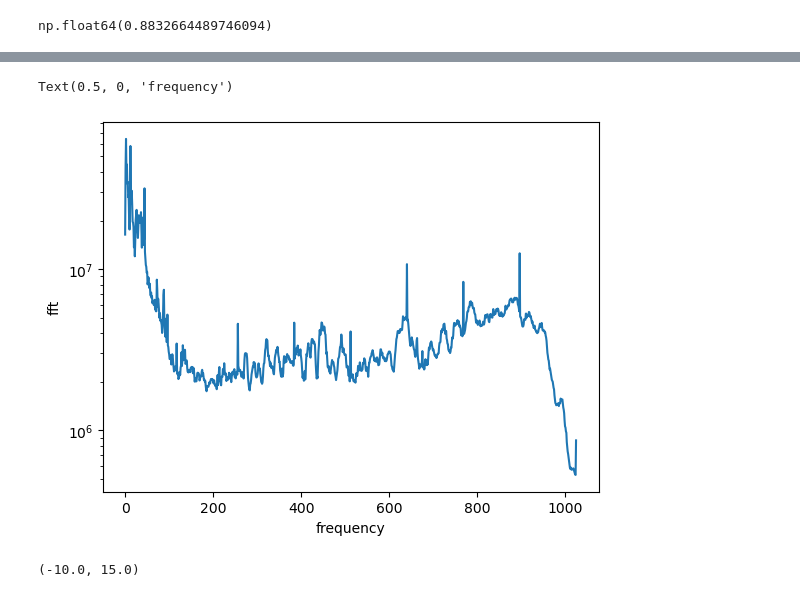
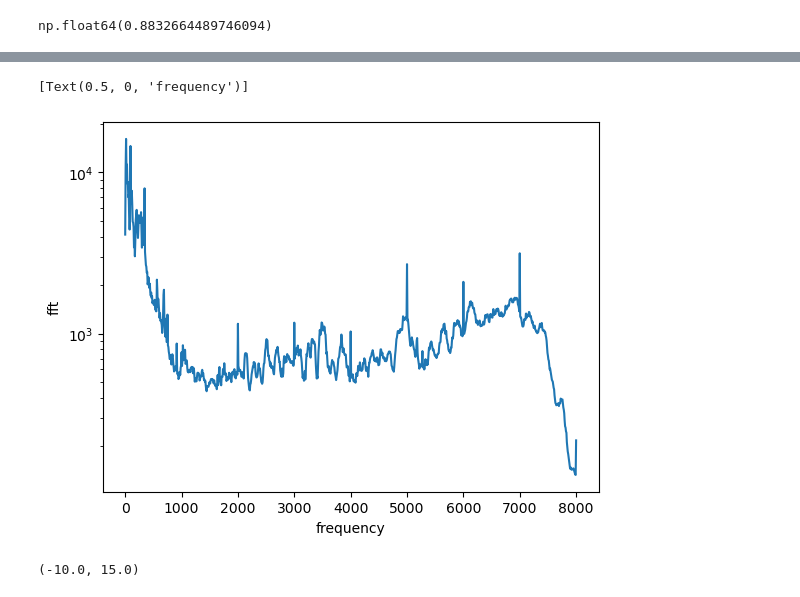
Before and after one commit to Tilman-Burghoff/acoustic-sensing, a Jupyter notebook: experiment2/data_exploration.ipynb, the cells around one changed output, grey strips where cells are left out. Cells and saved outputs as stored; diff of their text form; code cells hidden in the pictures.

```diff
--- a/experiment2/data_exploration.ipynb
+++ b/experiment2/data_exploration.ipynb
@@ -89,17 +88,17 @@ hi
 applying FFT
 # %%
 sample_rate = 16000
-freq = np.fft.rfftfreq(4096, d=1./sample_rate)
+freq = np.fft.rfftfreq(outputlength, d=1./sample_rate)
 
 
-plt.plot(np.sum(X, axis=0))
+plt.plot(freq, np.average(X, axis=0))
 
 plt.yscale("log")
 plt.ylabel("fft")
-plt.xlabel("frequency")
+plt.gca().set(xlabel="frequency")
 # %% [output]
-Text(0.5, 0, 'frequency')
+[Text(0.5, 0, 'frequency')]
-[figure, old version]
+[figure, new version]
 # %%
 rng = np.random.default_rng(0)
 train_fraction = 0.7
```
Also changed, not shown: parts of 14 cells of this notebook.
